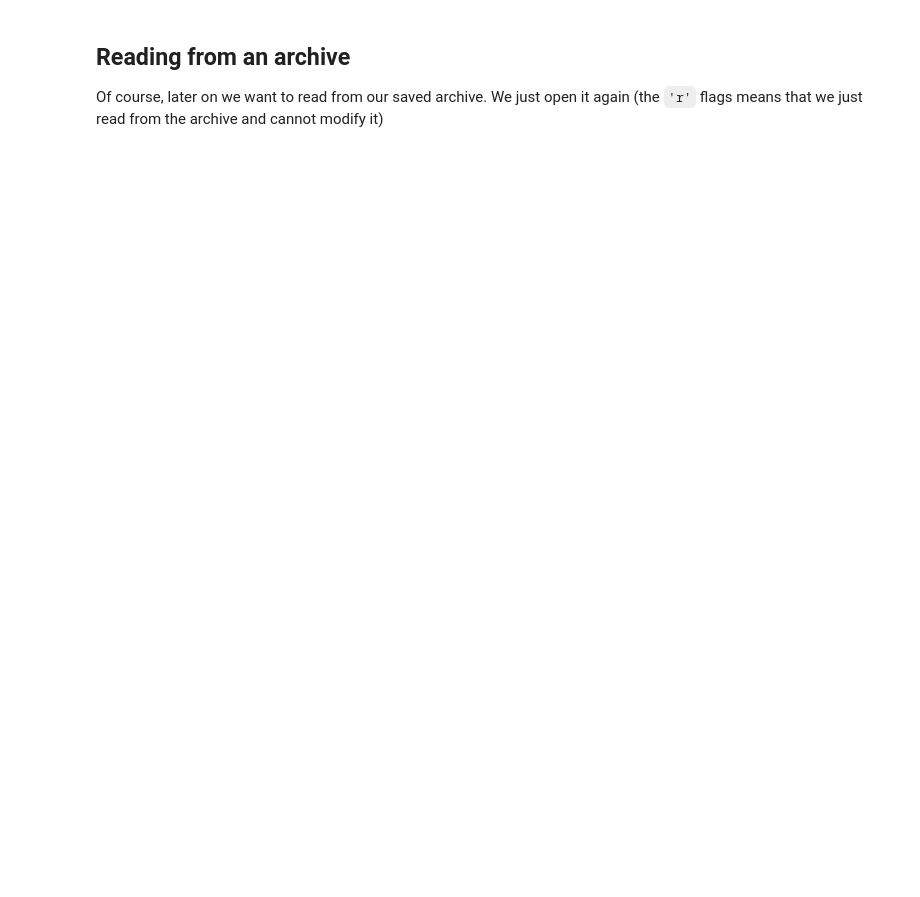
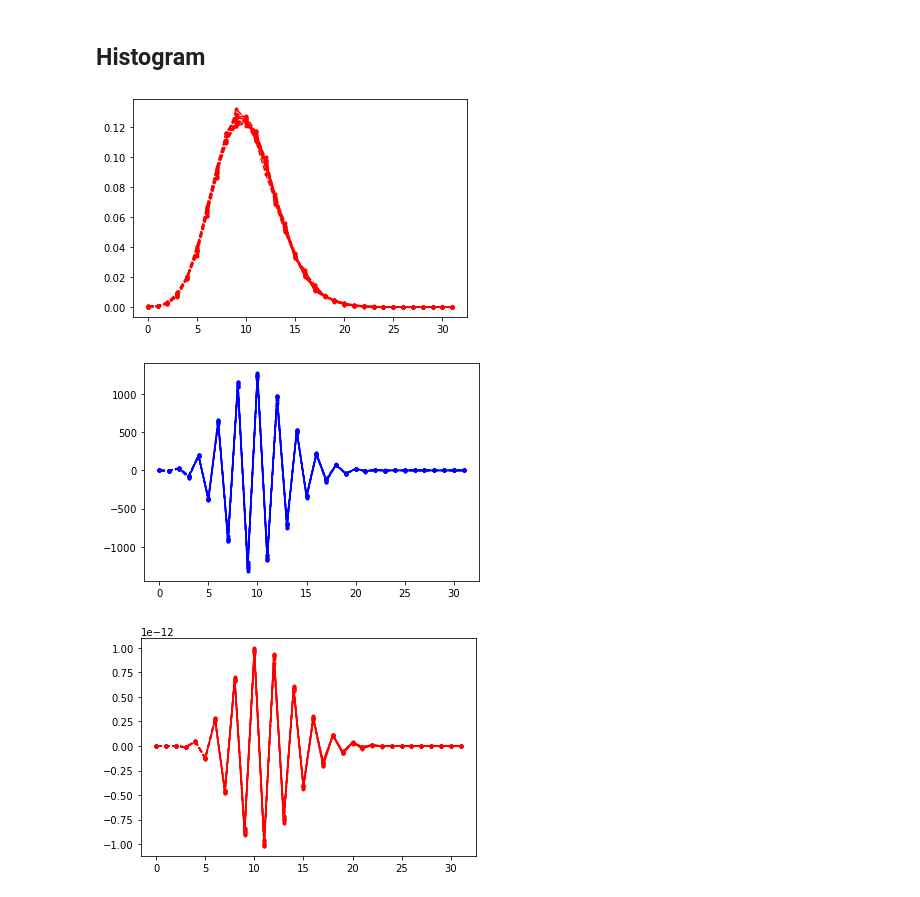
Before and after one commit to adrien-c-lopez/ctint_tutorial, a Jupyter notebook: examples/analysis.ipynb, the cells around one changed output. Drawn from its saved outputs; the diff is of its cells as text; code cells hidden in the pictures; blank space fills up the shorter version.

```diff
--- a/examples/analysis.ipynb
+++ b/examples/analysis.ipynb
@@ -21,10 +21,40 @@ def fuse_eo(u):
     for k in range(m-1):
         v[k] = u[2*k]+u[2*k+1]
     return v
-# %% [markdown]
-Reading from an archive
------------------------
-
-Of course, later on we want to read from our saved archive.
-We just open it again (the `'r'` flags means that we just read from the archive and
-cannot modify it)
+# %%
+with HDFArchive("data/test_solver2.h5",'r') as A:
+    Ns = A['N']
+    beta = A['beta']
+# %% [markdown]
+## Histogram
+# %%
+with HDFArchive("data/test_solver.h5",'r') as A:
+    for i in range(Ns):
+        N = len(A[f'hist_{i}'])
+        k = np.arange(N)
+        if True:
+            plt.plot(k,A[f'hist_{i}'],'r.--')
+        else:
+            plt.plot(k,A[f'hist_{i}'],'r.')
+
+    plt.show()
+
+    for i in range(Ns):
+        N = len(A[f'hist_sign_{i}'])
+        k = np.arange(N)
+        #print(A[f'hist_sign_{i}'][0:2])
+        if A[f'hist_sign_{i}'][0] != 0:
+            plt.plot(k,(A[f'hist_sign_{i}']/A[f'hist_sign_{i}'][0]).real,'b.--')
+    plt.show()
+
+    for i in range(Ns):
+        N = len(A[f'hist_sign_{i}'])
+        k = np.arange(N)
+        #print(A[f'hist_sign_{i}'][0:2])
+        if A[f'hist_sign_{i}'][0] != 0:
+            plt.plot(k,(A[f'hist_sign_{i}']/A[f'hist_sign_{i}'][0]).imag,'r.--')
+    plt.show()
+# %% [output]
+[figure, added]
+[figure, added]
+[figure, added]
```
Also changed, not shown: parts of 16 cells of this notebook, 7 other files.
